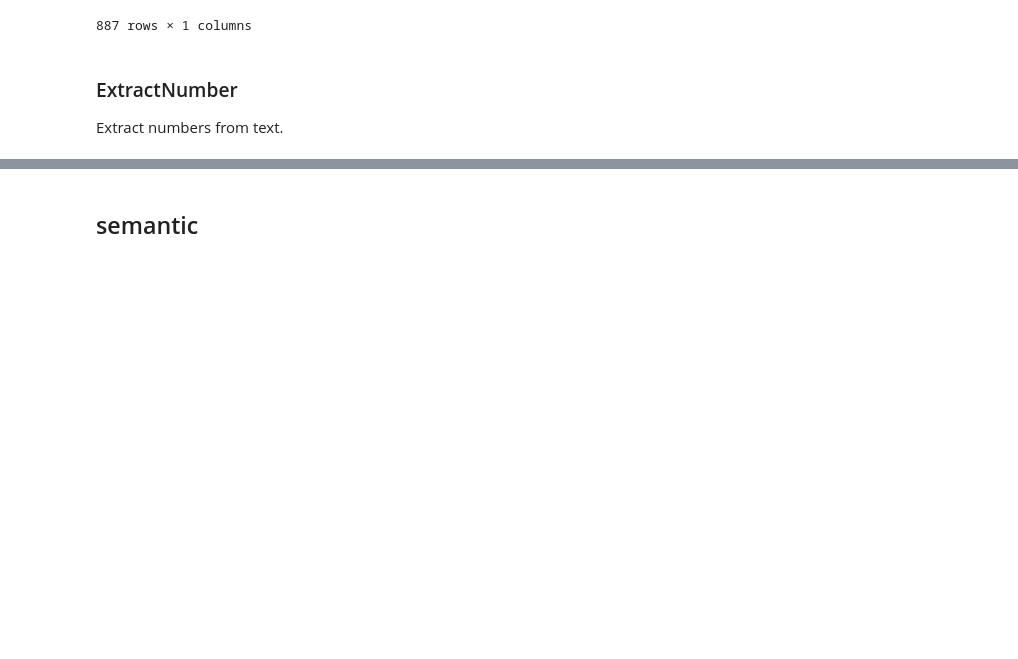
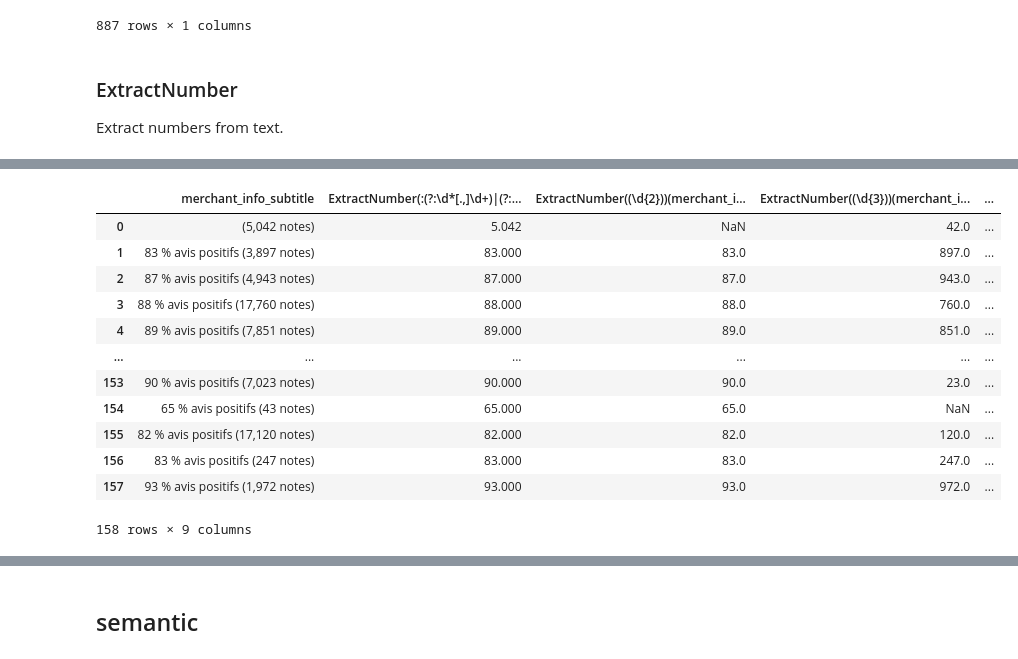
Before and after one commit to PidgeyUsedGust/avatar, a Jupyter notebook: notebooks/transformations.ipynb, the cells around one changed output, grey strips where cells are left out. Drawn from its saved outputs; the diff is of its cells as text; code cells hidden in the pictures; blank space fills up the shorter version.

```diff
--- a/notebooks/transformations.ipynb
+++ b/notebooks/transformations.ipynb
@@ -20,6 +20,9 @@ display(automobile.head())
 
 titanic = pd.read_csv("../data/raw/demo/titanic.csv")
 display(titanic.head())
+
+merch = pd.read_csv("../data/raw/kaggle/summer-products-and-sales-in-ecommerce-wish/test.csv")
+display(merch.head())
 # %% [output]
 |  | SEASON_ID | TEAM_ABBREVIATION | PLAYER_ID | PLAYER | NUM | POSITION | HEIGHT | WEIGHT | BIRTH_DATE | ... |
 | 0 | 2018-19 | LAL | 1628398 | Kyle Kuzma | 0 | F | 6-9 | 220 | JUL 24, 1995 | ... |
@@ -228,0 +229,16 @@ titanic.Cabin.to_list()
+# %%
+demo(ExtractNumberPattern, merch['merchant_info_subtitle'])
+# %% [output]
+|  | merchant_info_subtitle | ExtractNumber(:(?:\d*[.,]\d+)|(?:... | ExtractNumber((\d{2}))(merchant_i... | ExtractNumber((\d{3}))(merchant_i... | ... |
+| 0 | (5,042 notes) | 5.042 | NaN | 42.0 | ... |
+| 1 | 83 % avis positifs (3,897 notes) | 83.000 | 83.0 | 897.0 | ... |
+| 2 | 87 % avis positifs (4,943 notes) | 87.000 | 87.0 | 943.0 | ... |
+| 3 | 88 % avis positifs (17,760 notes) | 88.000 | 88.0 | 760.0 | ... |
+| 4 | 89 % avis positifs (7,851 notes) | 89.000 | 89.0 | 851.0 | ... |
+| ... | ... | ... | ... | ... | ... |
+| 153 | 90 % avis positifs (7,023 notes) | 90.000 | 90.0 | 23.0 | ... |
+| 154 | 65 % avis positifs (43 notes) | 65.000 | 65.0 | NaN | ... |
+| 155 | 82 % avis positifs (17,120 notes) | 82.000 | 82.0 | 120.0 | ... |
+| 156 | 83 % avis positifs (247 notes) | 83.000 | 83.0 | 247.0 | ... |
+| 157 | 93 % avis positifs (1,972 notes) | 93.000 | 93.0 | 972.0 | ... |
+158 rows × 9 columns
```
Also changed, not shown: parts of 8 cells of this notebook, 10 other files.
